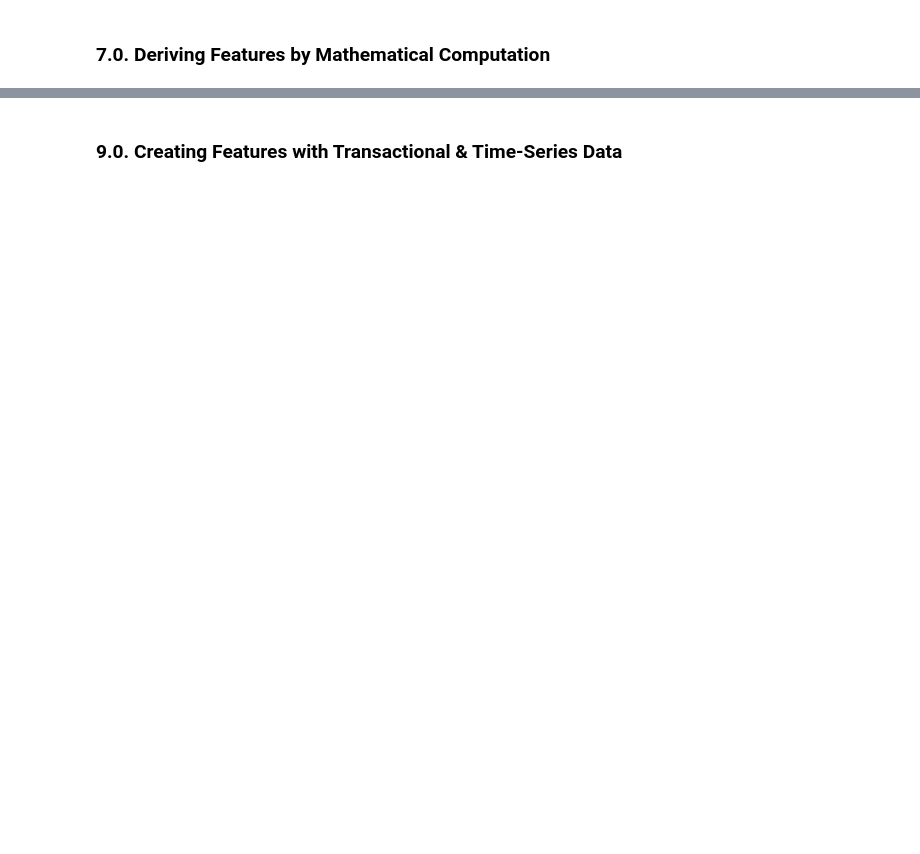
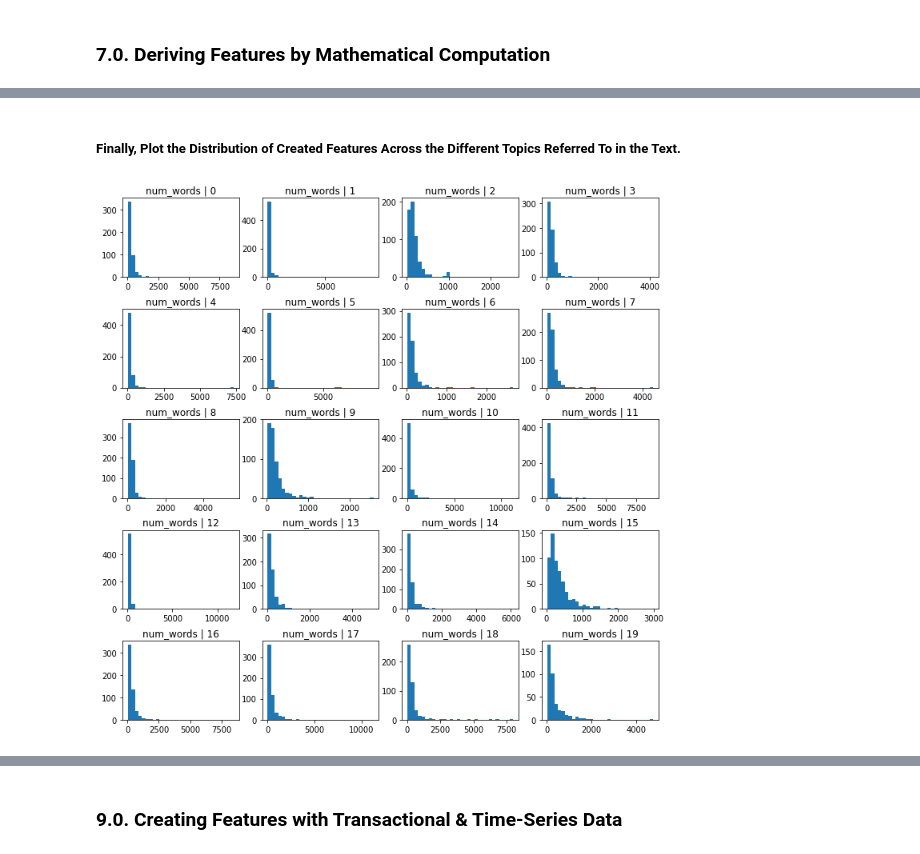
Before and after one commit to jtupitza-msft/edsp-mentoring-program, a Jupyter notebook: 04-Feature-Engineering.ipynb, the cells around one changed output, grey strips where cells are left out. Saved outputs shown, nothing was run; the diff lists cells and outputs as text; code cells hidden in the pictures; blank space fills up the shorter version.

Commit message:
Updates 1.7
Added Text Features (NLP) Section

```diff
--- a/04-Feature-Engineering.ipynb
+++ b/04-Feature-Engineering.ipynb
@@ -1876,0 +1924,3 @@ Feature engineering in this domain is accommplished via **Natural Language Proce
+# %%
+df_text['num_vocab'] = df_text['text'].str.split().apply(set).str.len()
+df_text.head()
@@ -1876,0 +1934,5 @@ Feature engineering in this domain is accommplished via **Natural Language Proce
+# %%
+# Set charaters to lower case before counting unique words
+
+df_text['num_vocab'] = df_text['text'].str.lower().str.split().apply(set).str.len()
+df_text.head()
@@ -1876,0 +1948,3 @@ Feature engineering in this domain is accommplished via **Natural Language Proce
+# %%
+df_text['lexical_div'] = df_text['num_words'] / df_text['num_vocab']
+df_text.head()
@@ -1876,0 +1960,3 @@ Feature engineering in this domain is accommplished via **Natural Language Proce
+# %%
+df_text['ave_word_length'] = df_text['num_chars'] / df_text['num_words']
+df_text.head()
@@ -1876,0 +1970,26 @@ Feature engineering in this domain is accommplished via **Natural Language Proce
+# %% [markdown]
+##### Finally, Plot the Distribution of Created Features Across the Different Topics Referred To in the Text.
+# %%
+df_text['target'] = data.target
+
+def plot_features(df, text_var):
+
+    # function plots 9 images
+    nb_rows = 5
+    nb_cols = 4
+
+    fig, axs = plt.subplots(nb_rows, nb_cols, figsize=(12, 12))
+    plt.subplots_adjust(wspace=None, hspace=0.4)
+
+    n = 0
+    for i in range(0, nb_rows):
+        for j in range(0, nb_cols):
+            axs[i, j].hist(df[df.target==n][text_var], bins=30)
+            axs[i, j].set_title(text_var + ' | ' + str(n))
+            n += 1
+    plt.show()
+
+
+plot_features(df_text, 'num_words')
+# %% [output]
+[figure, added]
```
Also changed, not shown: parts of 172 cells of this notebook.
